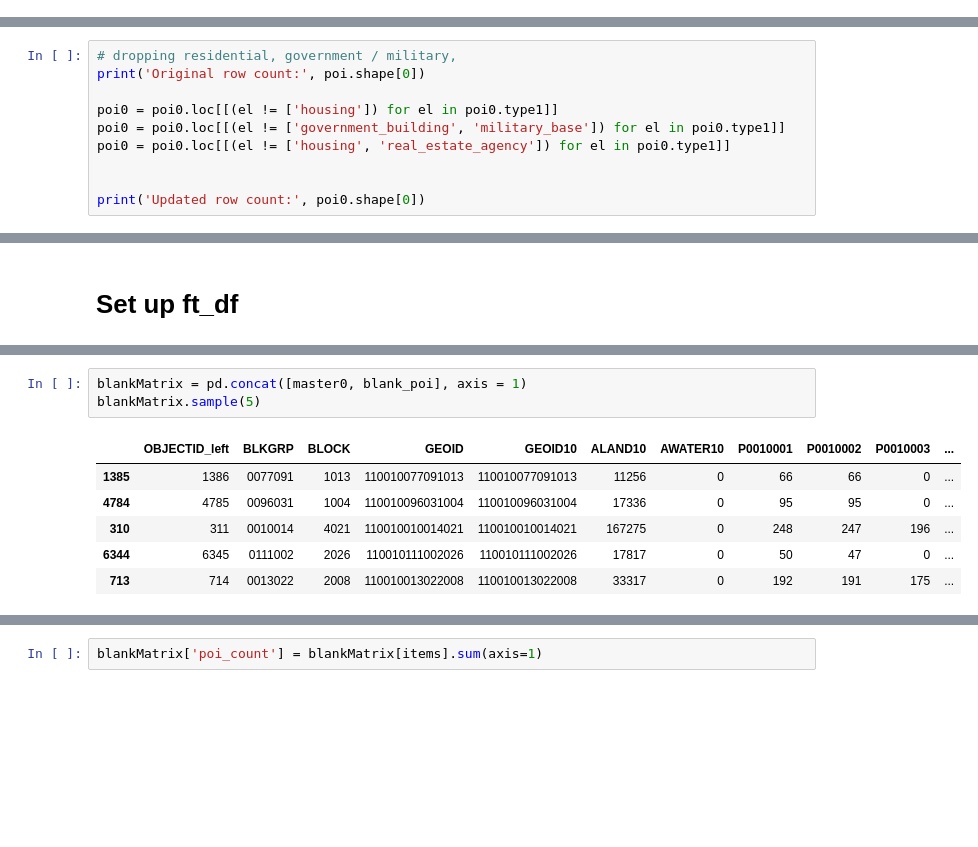
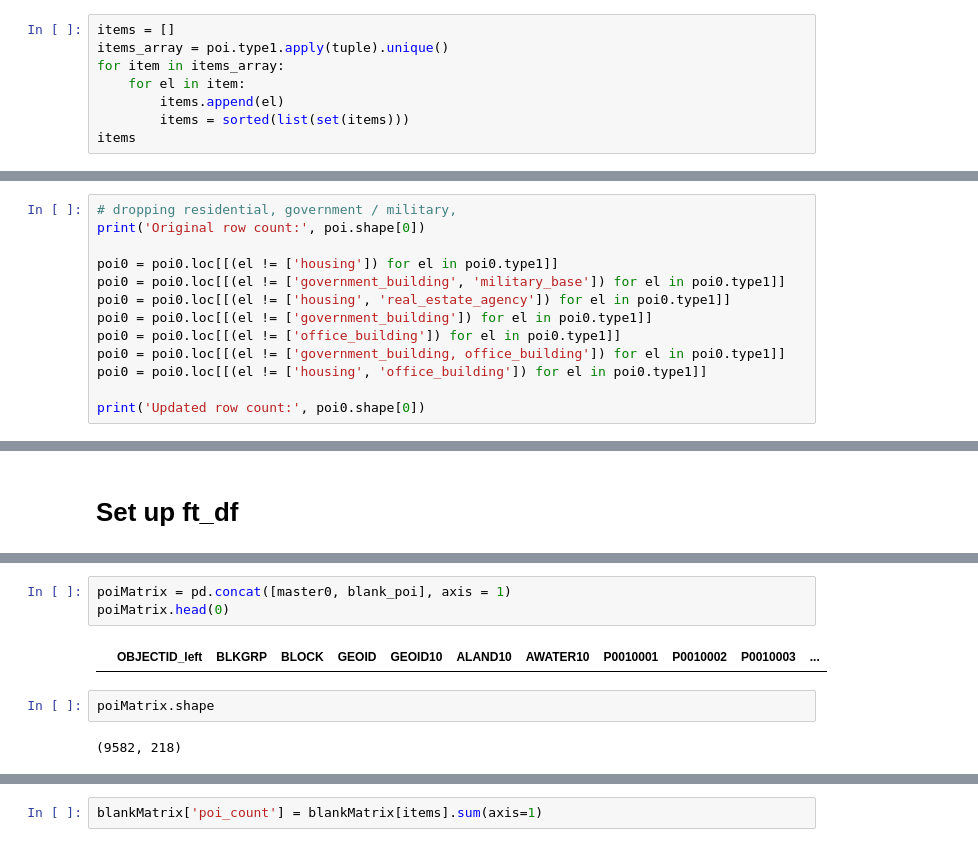
Before and after one commit to NicoleJaneway/dc-block-clustering, a Jupyter notebook: notebooks/Blocks12.ipynb, the cells around one changed output, grey strips where cells are left out. Saved outputs shown, nothing was run; the diff lists cells and outputs as text; blank space fills up the shorter version.

```diff
--- a/notebooks/Blocks12.ipynb
+++ b/notebooks/Blocks12.ipynb
@@ -180,0 +218,8 @@ No category: 29
+# %%
+items = []
+items_array = poi.type1.apply(tuple).unique()
+for item in items_array:
+    for el in item:
+        items.append(el)
+        items = sorted(list(set(items)))
+items
@@ -207,7 +274,10 @@ print('Original row count:', poi.shape[0])
 poi0 = poi0.loc[[(el != ['housing']) for el in poi0.type1]]
 poi0 = poi0.loc[[(el != ['government_building', 'military_base']) for el in poi0.type1]]
 poi0 = poi0.loc[[(el != ['housing', 'real_estate_agency']) for el in poi0.type1]]
-
+poi0 = poi0.loc[[(el != ['government_building']) for el in poi0.type1]]
+poi0 = poi0.loc[[(el != ['office_building']) for el in poi0.type1]]
+poi0 = poi0.loc[[(el != ['government_building, office_building']) for el in poi0.type1]]
+poi0 = poi0.loc[[(el != ['housing', 'office_building']) for el in poi0.type1]]
 
 print('Updated row count:', poi0.shape[0])
 # %% [output]
@@ -308,10 +396,9 @@ blank_poi
 # %%
-blankMatrix = pd.concat([master0, blank_poi], axis = 1)
-blankMatrix.sample(5)
+poiMatrix = pd.concat([master0, blank_poi], axis = 1)
+poiMatrix.head(0)
 # %% [output]
 |  | OBJECTID_left | BLKGRP | BLOCK | GEOID | GEOID10 | ALAND10 | AWATER10 | P0010001 | P0010002 | P0010003 | ... |
-| 1385 | 1386 | 0077091 | 1013 | 110010077091013 | 110010077091013 | 11256 | 0 | 66 | 66 | 0 | ... |
-| 4784 | 4785 | 0096031 | 1004 | 110010096031004 | 110010096031004 | 17336 | 0 | 95 | 95 | 0 | ... |
-| 310 | 311 | 0010014 | 4021 | 110010010014021 | 110010010014021 | 167275 | 0 | 248 | 247 | 196 | ... |
-| 6344 | 6345 | 0111002 | 2026 | 110010111002026 | 110010111002026 | 17817 | 0 | 50 | 47 | 0 | ... |
-| 713 | 714 | 0013022 | 2008 | 110010013022008 | 110010013022008 | 33317 | 0 | 192 | 191 | 175 | ... |
+# %%
+poiMatrix.shape
+# %% [output]
+(9582, 218)
```
Also changed, not shown: parts of 52 cells of this notebook.
